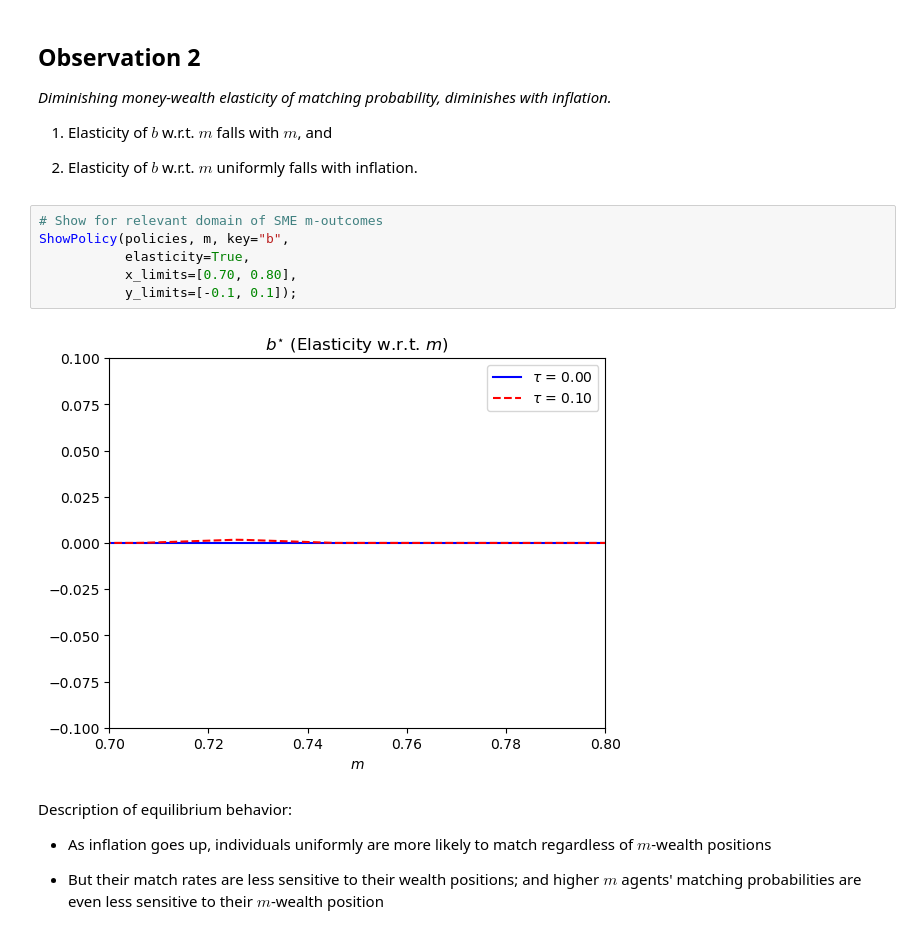
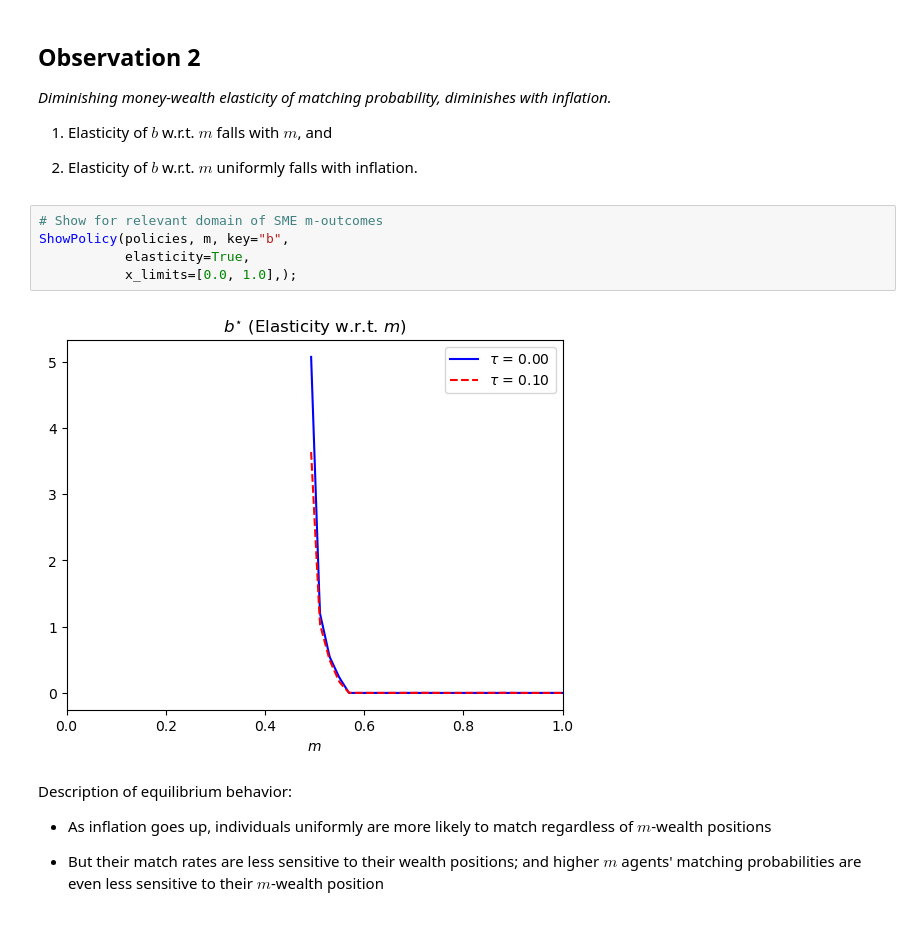
Before and after one commit to phantomachine/csm, a Jupyter notebook: python/compare_steadystates_policies-v2.ipynb, the cells around one changed output. Saved outputs shown, nothing was run; the diff lists cells and outputs as text.

```diff
--- a/python/compare_steadystates_policies-v2.ipynb
+++ b/python/compare_steadystates_policies-v2.ipynb
@@ -501,11 +502,10 @@ plt.plot(distro["m_90"][1], distro["b_90"][1], 'sr');
 # %%
 # Show for relevant domain of SME m-outcomes
 ShowPolicy(policies, m, key="b",
            elasticity=True,
-           x_limits=[0.70, 0.80],
-           y_limits=[-0.1, 0.1]);
+           x_limits=[0.0, 1.0],);
 # %% [output]
-[figure, old version]
+[figure, new version]
 # %% [markdown]
 Description of equilibrium behavior:
 
```
Also changed, not shown: parts of 7 cells of this notebook.
